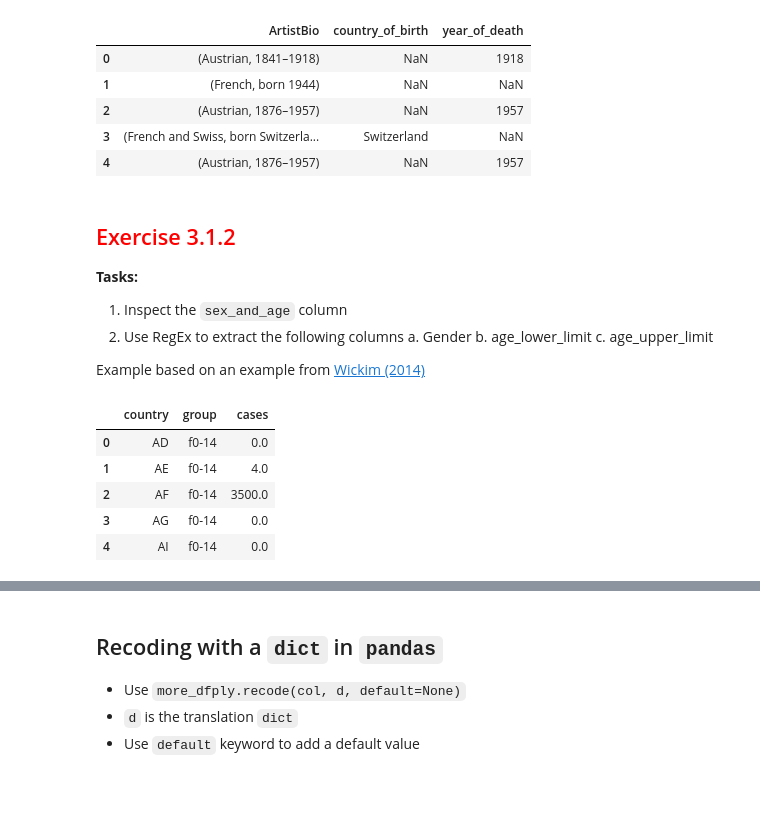
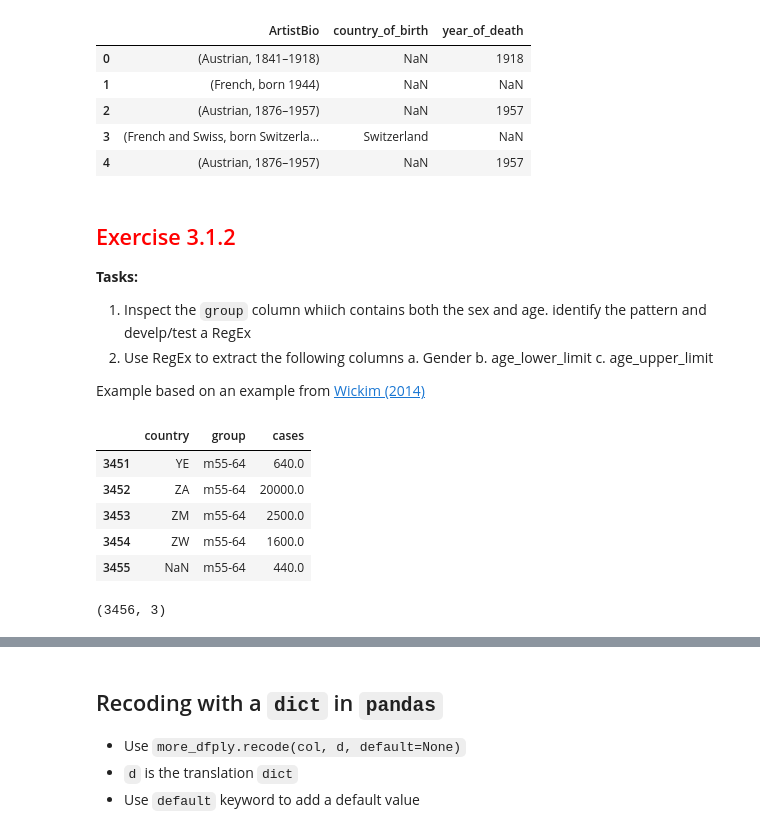
Before and after one commit to mclellanw00/module3_more_about_mutate, a Jupyter notebook: 3_1_string_transformations.ipynb, the cells around one changed output, grey strips where cells are left out. Saved outputs shown, nothing was run; the diff lists cells and outputs as text; code cells hidden in the pictures; blank space fills up the shorter version.

```diff
--- a/3_1_string_transformations.ipynb
+++ b/3_1_string_transformations.ipynb
@@ -355,7 +355,7 @@ from more_dfply import extract
 
 **Tasks:**
 
-1. Inspect the `sex_and_age` column
+1. Inspect the `group` column whiich contains both the sex and age. identify the pattern and develp/test a RegEx
 2. Use RegEx to extract the following columns
     a. Gender
     b. age_lower_limit
@@ -364,11 +364,11 @@ from more_dfply import extract
 Example based on an example from [Wickim (2014)](https://vita.had.co.nz/papers/tidy-data.pdf)
 # %%
 df = pd.read_csv("./data/TB_bad_stacked.csv")
-df.head()
+df.tail()
 # %% [output]
 |  | country | group | cases |
-| 0 | AD | f0-14 | 0.0 |
-| 1 | AE | f0-14 | 4.0 |
-| 2 | AF | f0-14 | 3500.0 |
-| 3 | AG | f0-14 | 0.0 |
-| 4 | AI | f0-14 | 0.0 |
+| 3451 | YE | m55-64 | 640.0 |
+| 3452 | ZA | m55-64 | 20000.0 |
+| 3453 | ZM | m55-64 | 2500.0 |
+| 3454 | ZW | m55-64 | 1600.0 |
+| 3455 | NaN | m55-64 | 440.0 |
@@ -376,0 +375,4 @@ df.head()
+# %%
+df.shape
+# %% [output]
+(3456, 3)
```
Also changed, not shown: parts of 3 cells of this notebook.
